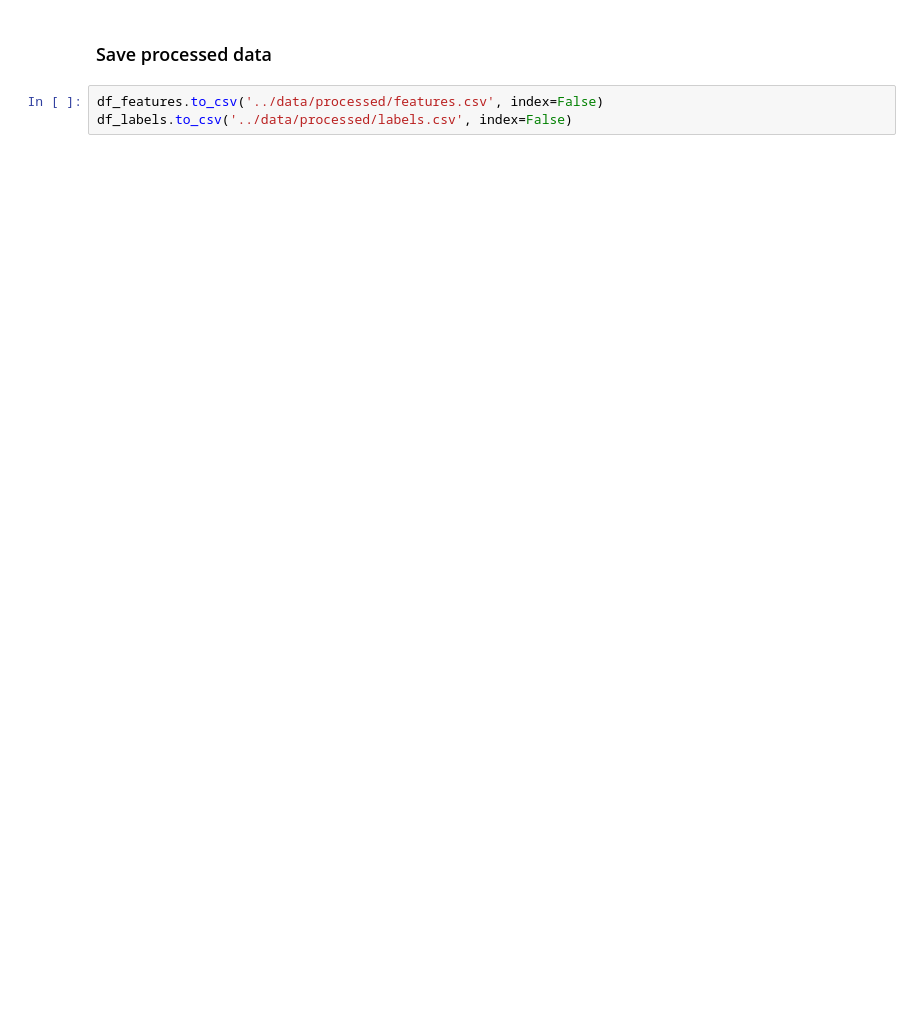
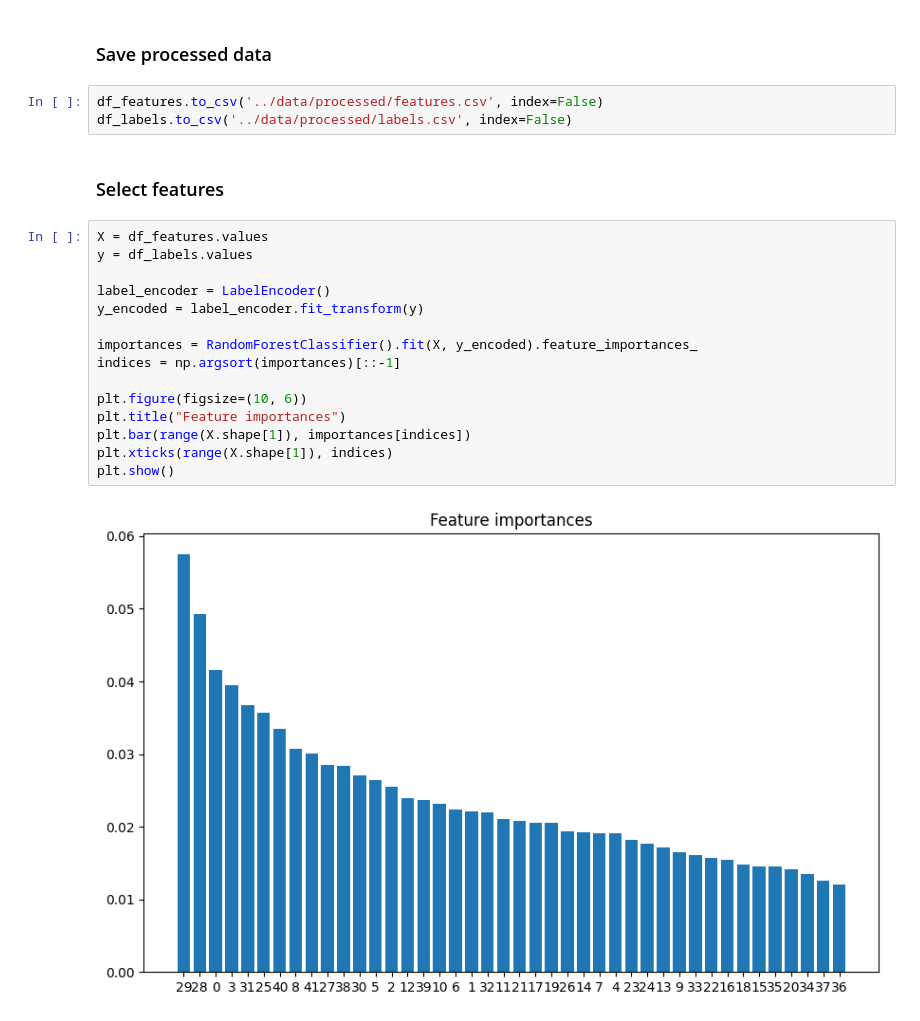
Before and after one commit to FlavRei/music-classifier, a Jupyter notebook: notebooks/exploration.ipynb, the cells around one changed output. Drawn from its saved outputs; the diff is of its cells as text; blank space fills up the shorter version.

```diff
--- a/notebooks/exploration.ipynb
+++ b/notebooks/exploration.ipynb
@@ -120,3 +148,22 @@ df_features.head()
 # %%
 df_features.to_csv('../data/processed/features.csv', index=False)
 df_labels.to_csv('../data/processed/labels.csv', index=False)
+# %% [markdown]
+### Select features
+# %%
+X = df_features.values
+y = df_labels.values
+
+label_encoder = LabelEncoder()
+y_encoded = label_encoder.fit_transform(y)
+
+importances = RandomForestClassifier().fit(X, y_encoded).feature_importances_
+indices = np.argsort(importances)[::-1]
+
+plt.figure(figsize=(10, 6))
+plt.title("Feature importances")
+plt.bar(range(X.shape[1]), importances[indices])
+plt.xticks(range(X.shape[1]), indices)
+plt.show()
+# %% [output]
+[figure, added]
```
Also changed, not shown: parts of 26 cells of this notebook, 7 other files.
